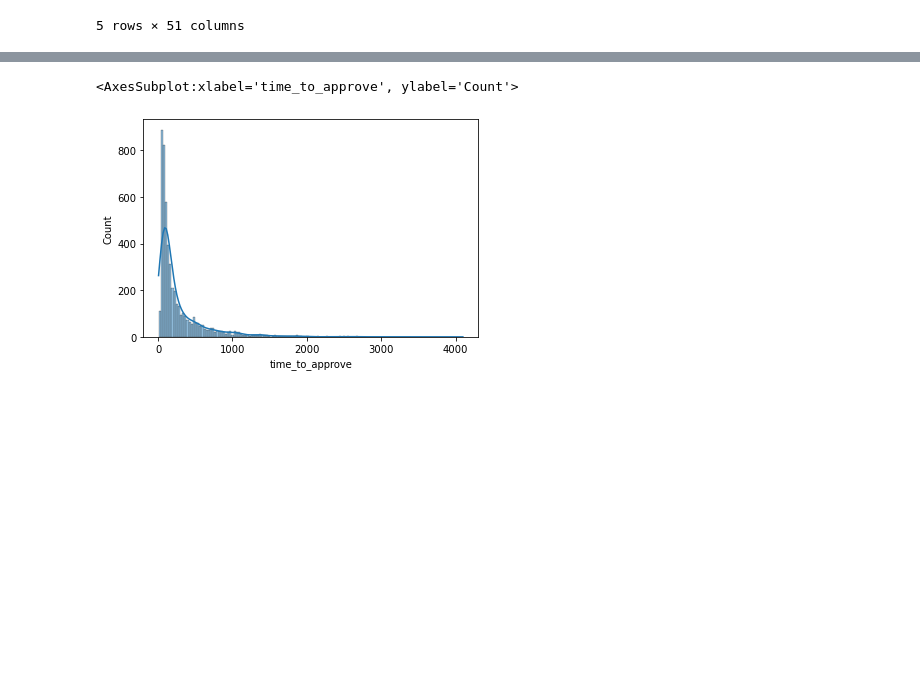
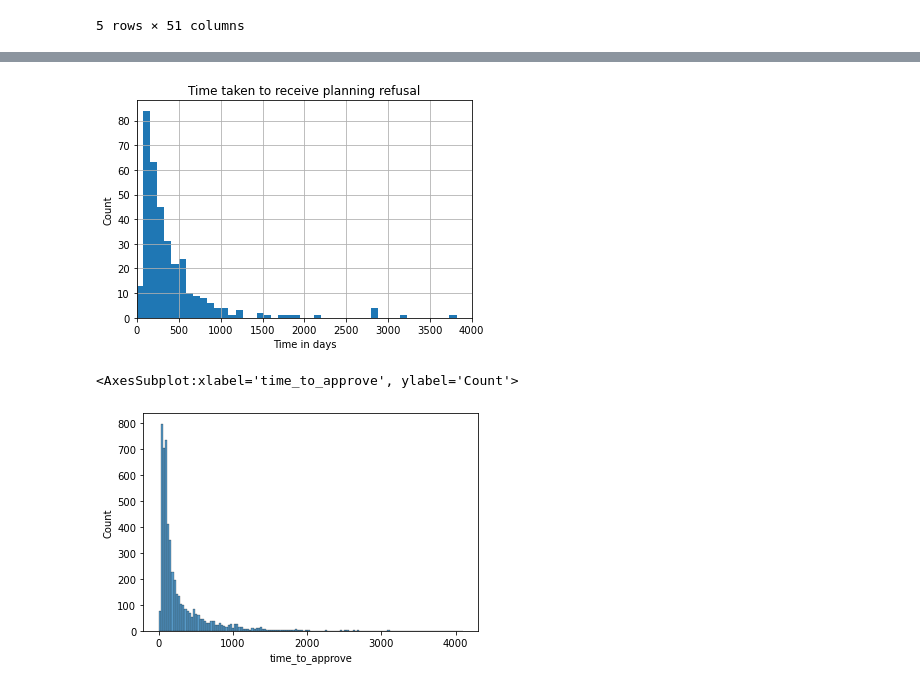
Before and after one commit to rclark89/EC_project, a Jupyter notebook: group_EDA.ipynb, the cells around one changed output, grey strips where cells are left out. Saved outputs shown, nothing was run; the diff lists cells and outputs as text; code cells hidden in the pictures; blank space fills up the shorter version.

```diff
--- a/group_EDA.ipynb
+++ b/group_EDA.ipynb
@@ -50,6 +59,18 @@ array([[<AxesSubplot:title={'center':'time_to_approve'}>]], dtype=object)
+# %%
+
+df_time.describe()
+
+fig = df_time.hist(column='time_to_refuse', bins=100)
+plt.xlabel('Time in days')
+plt.ylabel('Count')
+plt.title('Time taken to receive planning refusal')
+plt.xlim(0, 4000)
+plt.show()
+# %% [output]
+[figure, added]
 # %%
 # Seaborn histplot
-sns.histplot(data=df_time, x='time_to_approve', kde=True)
+sns.histplot(data=df_time, x='time_to_approve')
 # %% [output]
 <AxesSubplot:xlabel='time_to_approve', ylabel='Count'>
-[figure, old version]
+[figure, new version]
```
Also changed, not shown: parts of 16 cells of this notebook.
